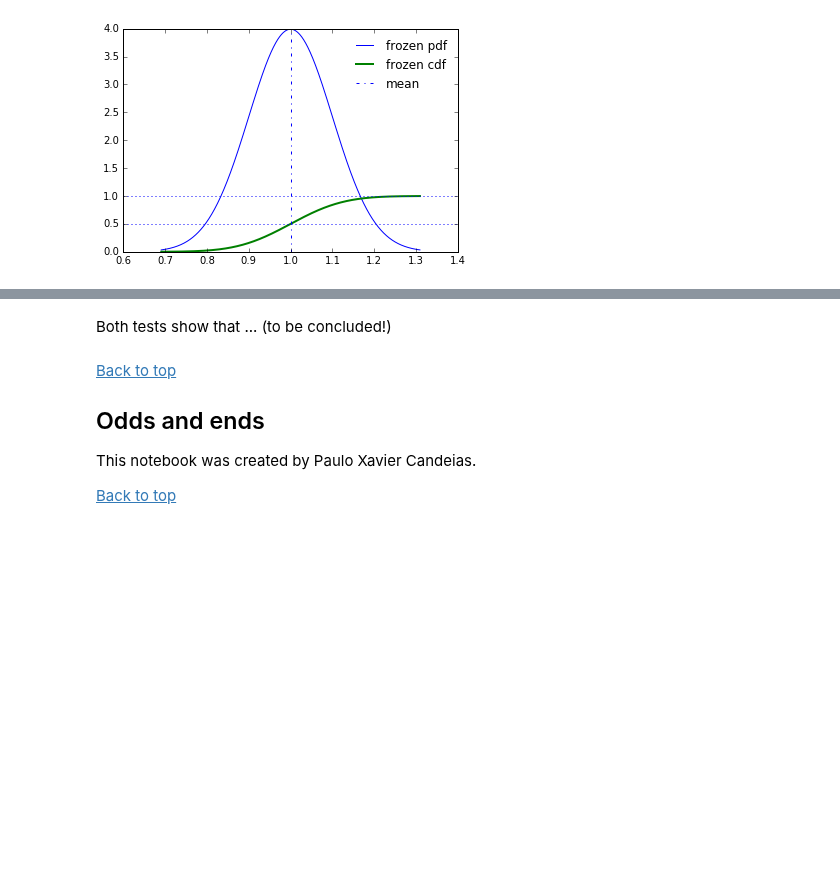
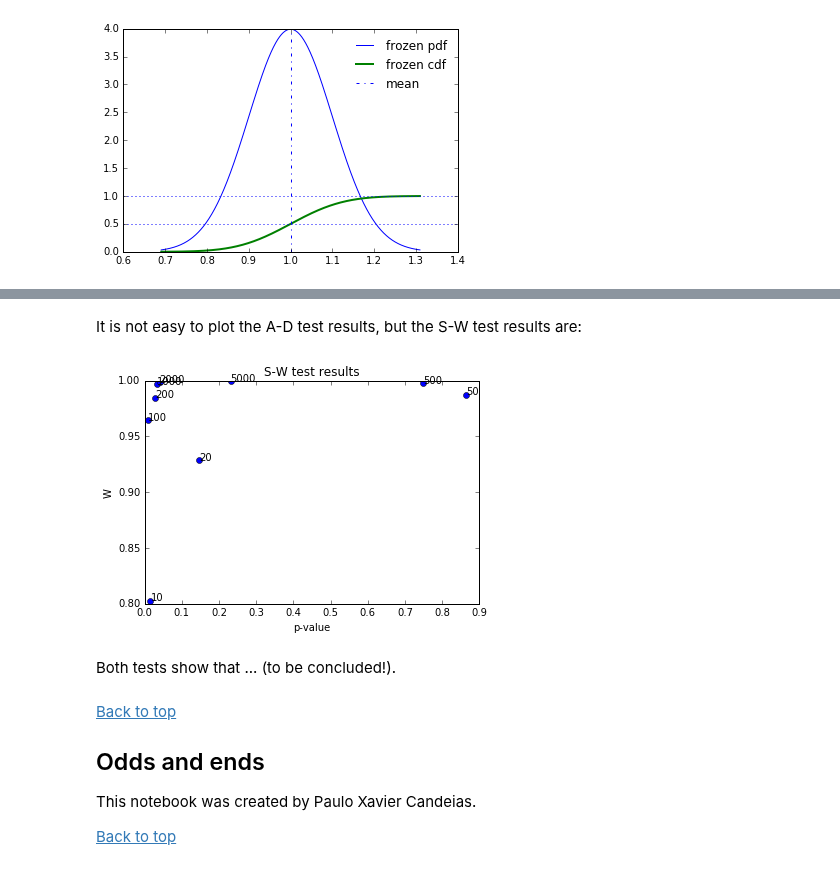
Before and after one commit to pxcandeias/py-notebooks, a Jupyter notebook: Kolmogorov_Smirnov_test.ipynb, the cells around one changed output, grey strips where cells are left out. Drawn from its saved outputs; the diff is of its cells as text; code cells hidden in the pictures; blank space fills up the shorter version.

```diff
--- a/Kolmogorov_Smirnov_test.ipynb
+++ b/Kolmogorov_Smirnov_test.ipynb
@@ -142,0 +172,8 @@ S-W test
+# %%
+Wsamples = []
+psamples = []
+for N,y in zip(Nsamples, ysamples):
+    W, pvalue = stats.shapiro(y)
+    Wsamples.append(W)
+    psamples.append(pvalue)
+    print('{:4d} samples: W={}, pvalue={}'.format(N, W, pvalue))
@@ -143,5 +190,18 @@ S-W test
+# %% [markdown]
+It is not easy to plot the A-D test results, but the S-W test results are:
+# %%
+fig, ax = plt.subplots(1, 1)
+ax.plot(psamples, Wsamples, 'o')
+for p,W,N in zip(psamples, Wsamples, Nsamples):
+    ax.annotate(s=str(N), xy=(p,W))
+ax.set_xlabel('p-value')
+ax.set_ylabel('W')
+ax.set_title('S-W test results')
+plt.show()
+# %% [output]
+[figure, added]
 # %% [markdown]
-Both tests show that ... (to be concluded!)
+Both tests show that ... (to be concluded!).
 # %% [markdown]
 [Back to top](#top)
 
```
Also changed, not shown: parts of 13 cells of this notebook.
